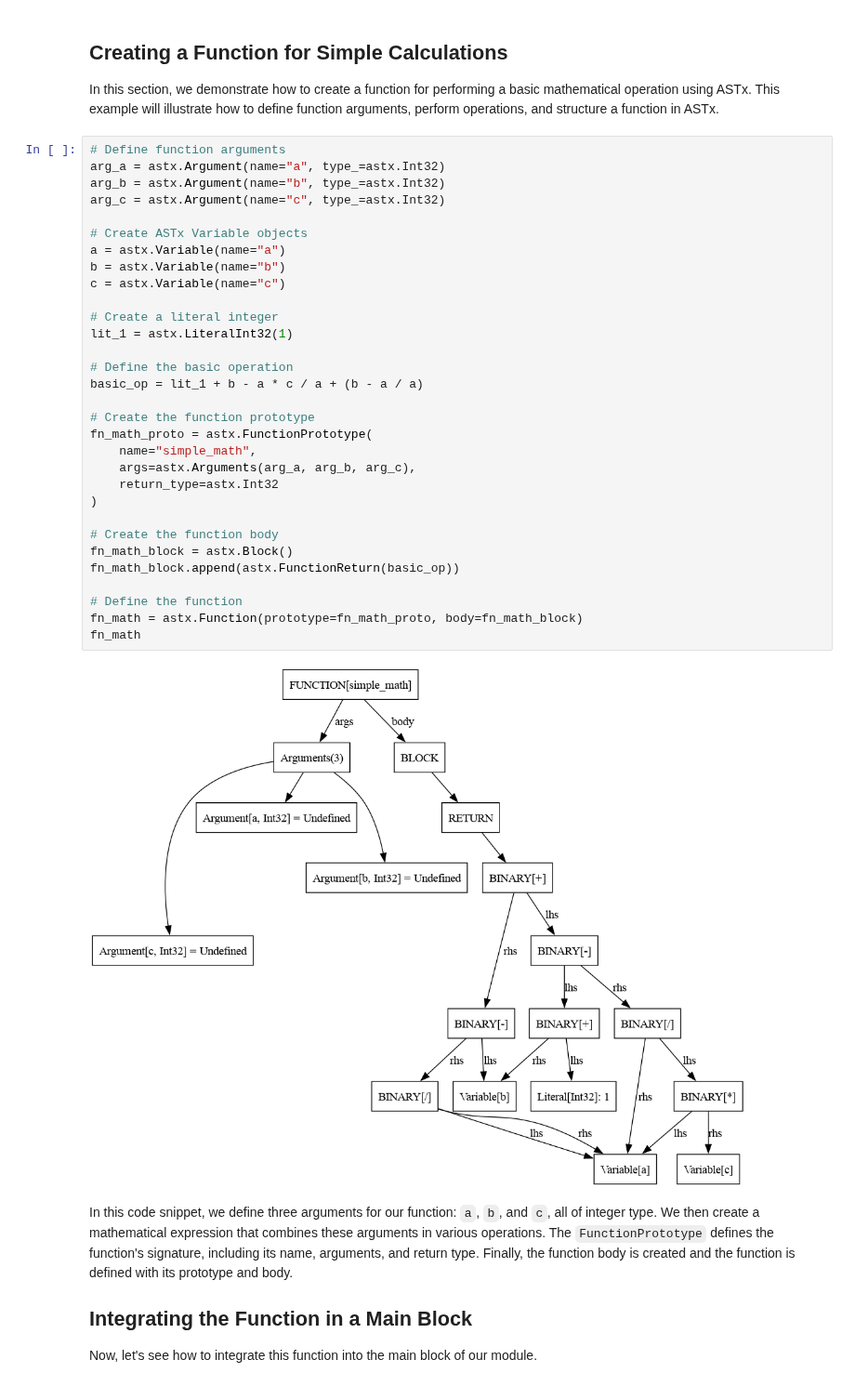
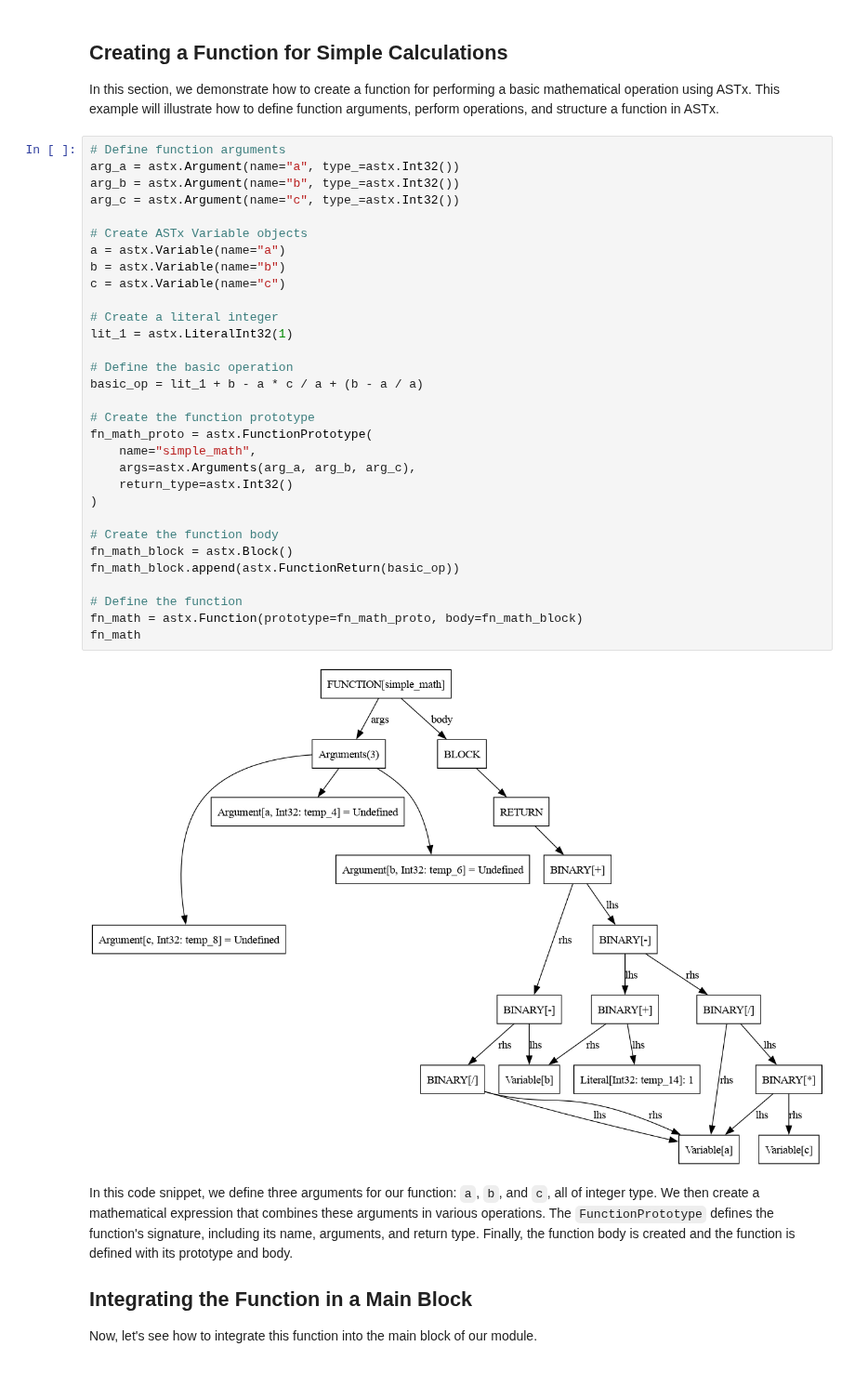
Before and after one commit to arxlang/astx, a Jupyter notebook: docs/tutorials/functions.ipynb, the cells around one changed output. Shown at 93% size. Saved outputs shown, nothing was run; the diff lists cells and outputs as text.

Commit message:
refactor: Change AST types from class type to instance (#151)

```diff
--- a/docs/tutorials/functions.ipynb
+++ b/docs/tutorials/functions.ipynb
@@ -18,37 +22,37 @@ module = astx.Module()
 In this section, we demonstrate how to create a function for performing a basic mathematical operation using ASTx. This example will illustrate how to define function arguments, perform operations, and structure a function in ASTx.
 # %%
 # Define function arguments
-arg_a = astx.Argument(name="a", type_=astx.Int32)
-arg_b = astx.Argument(name="b", type_=astx.Int32)
-arg_c = astx.Argument(name="c", type_=astx.Int32)
+arg_a = astx.Argument(name="a", type_=astx.Int32())
+arg_b = astx.Argument(name="b", type_=astx.Int32())
+arg_c = astx.Argument(name="c", type_=astx.Int32())
 
 # Create ASTx Variable objects
 a = astx.Variable(name="a")
 b = astx.Variable(name="b")
 c = astx.Variable(name="c")
 
 # Create a literal integer
 lit_1 = astx.LiteralInt32(1)
 
 # Define the basic operation
 basic_op = lit_1 + b - a * c / a + (b - a / a)
 
 # Create the function prototype
 fn_math_proto = astx.FunctionPrototype(
     name="simple_math",
     args=astx.Arguments(arg_a, arg_b, arg_c),
-    return_type=astx.Int32
+    return_type=astx.Int32()
 )
 
 # Create the function body
 fn_math_block = astx.Block()
 fn_math_block.append(astx.FunctionReturn(basic_op))
 
 # Define the function
 fn_math = astx.Function(prototype=fn_math_proto, body=fn_math_block)
 fn_math
 # %% [output]
-[figure, old version]
+[figure, new version]
 # %% [markdown]
 In this code snippet, we define three arguments for our function: `a`, `b`, and `c`, all of integer type. We then create a mathematical expression that combines these arguments in various operations. The `FunctionPrototype` defines the function's signature, including its name, arguments, and return type. Finally, the function body is created and the function is defined with its prototype and body.
 
```
Also changed, not shown: parts of 2 cells of this notebook, 24 other files.
